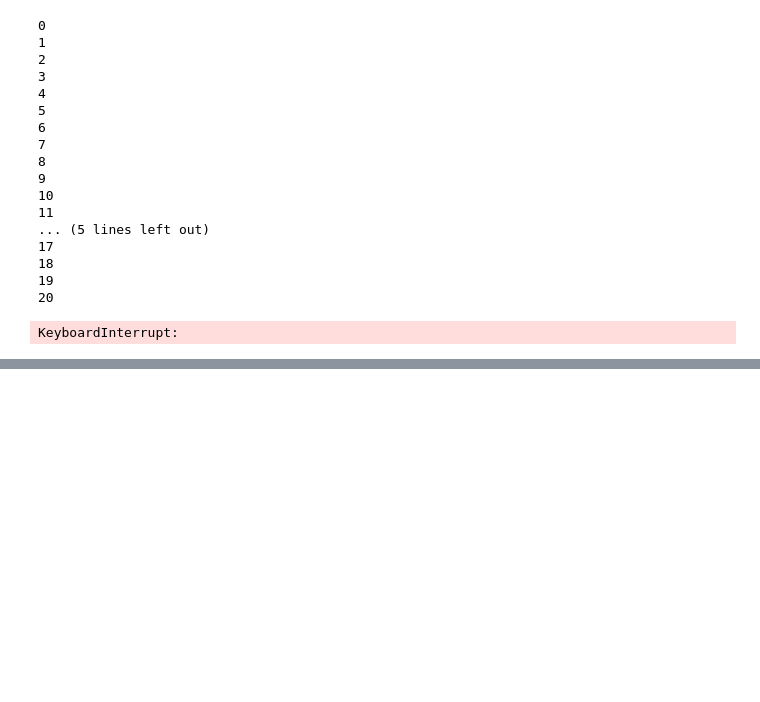
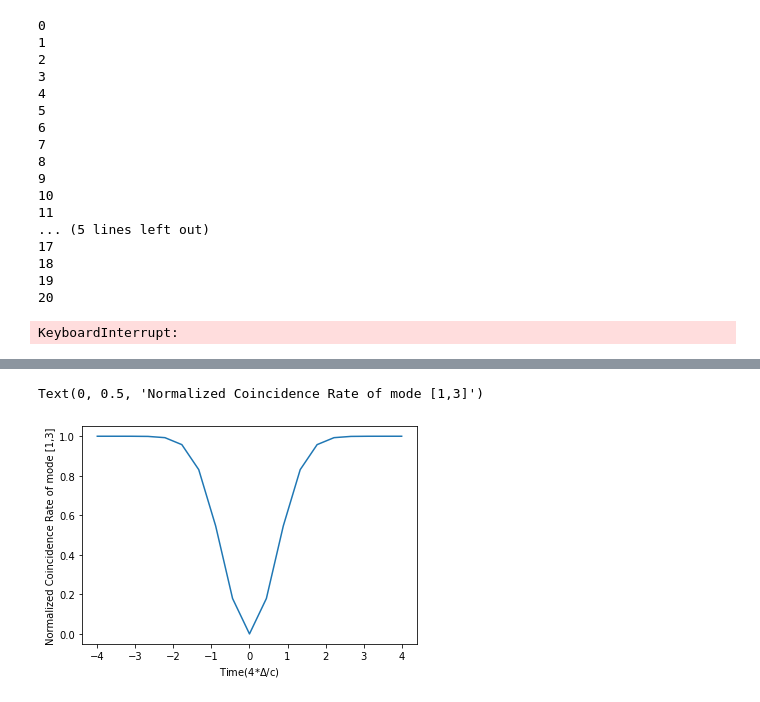
Before and after one commit to CodieKev/Simulation_of_a_Quantum-Photonic_Processor, a Jupyter notebook: time_delay_unit_cell_18_1.ipynb, the cells around one changed output, grey strips where cells are left out. Cells and saved outputs as stored; diff of their text form; code cells hidden in the pictures; blank space fills up the shorter version.

```diff
--- a/time_delay_unit_cell_18_1.ipynb
+++ b/time_delay_unit_cell_18_1.ipynb
@@ -437,0 +473,8 @@ plt.show()
+# %%
+Tim = np.linspace(-4,4,19)
+plt.plot(Tim,np.array(p13)/max(p13))
+plt.xlabel("Time(4*$\Delta$/c)")
+plt.ylabel("Normalized Coincidence Rate of mode [1,3]")
+# %% [output]
+Text(0, 0.5, 'Normalized Coincidence Rate of mode [1,3]')
+[figure, added]
```
Also changed, not shown: parts of 10 cells of this notebook.
